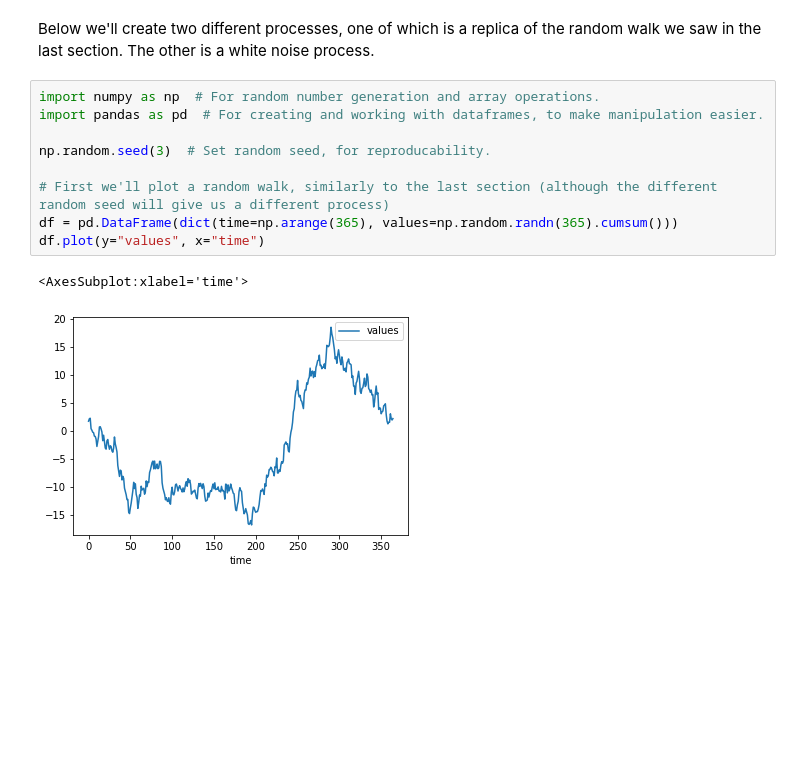
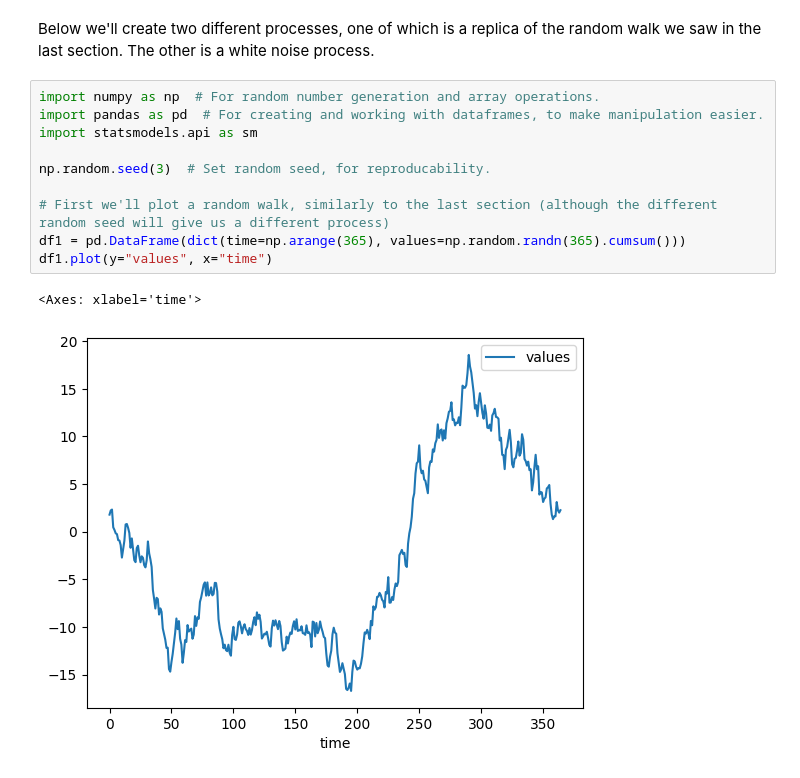
Before and after one commit to finlaymcalpine/ts-essentials, a Jupyter notebook: Chapter 0.2.ipynb, the cells around one changed output. Drawn from its saved outputs; the diff is of its cells as text; blank space fills up the shorter version.

```diff
--- a/Chapter 0.2.ipynb
+++ b/Chapter 0.2.ipynb
@@ -13,14 +13,15 @@ Below we'll create two different processes, one of which is a replica of the ran
 # %%
 import numpy as np  # For random number generation and array operations.
 import pandas as pd  # For creating and working with dataframes, to make manipulation easier.
+import statsmodels.api as sm
 
 np.random.seed(3)  # Set random seed, for reproducability.
 
 # First we'll plot a random walk, similarly to the last section (although the different random seed will give us a different process)
-df = pd.DataFrame(dict(time=np.arange(365), values=np.random.randn(365).cumsum()))
-df.plot(y="values", x="time")
+df1 = pd.DataFrame(dict(time=np.arange(365), values=np.random.randn(365).cumsum()))
+df1.plot(y="values", x="time")
 # %% [output]
-<AxesSubplot:xlabel='time'>
+<Axes: xlabel='time'>
-[figure, old version]
+[figure, new version]
 # %%
 # Now let's plot a white noise, by drawing from the standardised Normal again, but without adding to the previous value.
```
Also changed, not shown: parts of 11 cells of this notebook, 3 other files.
